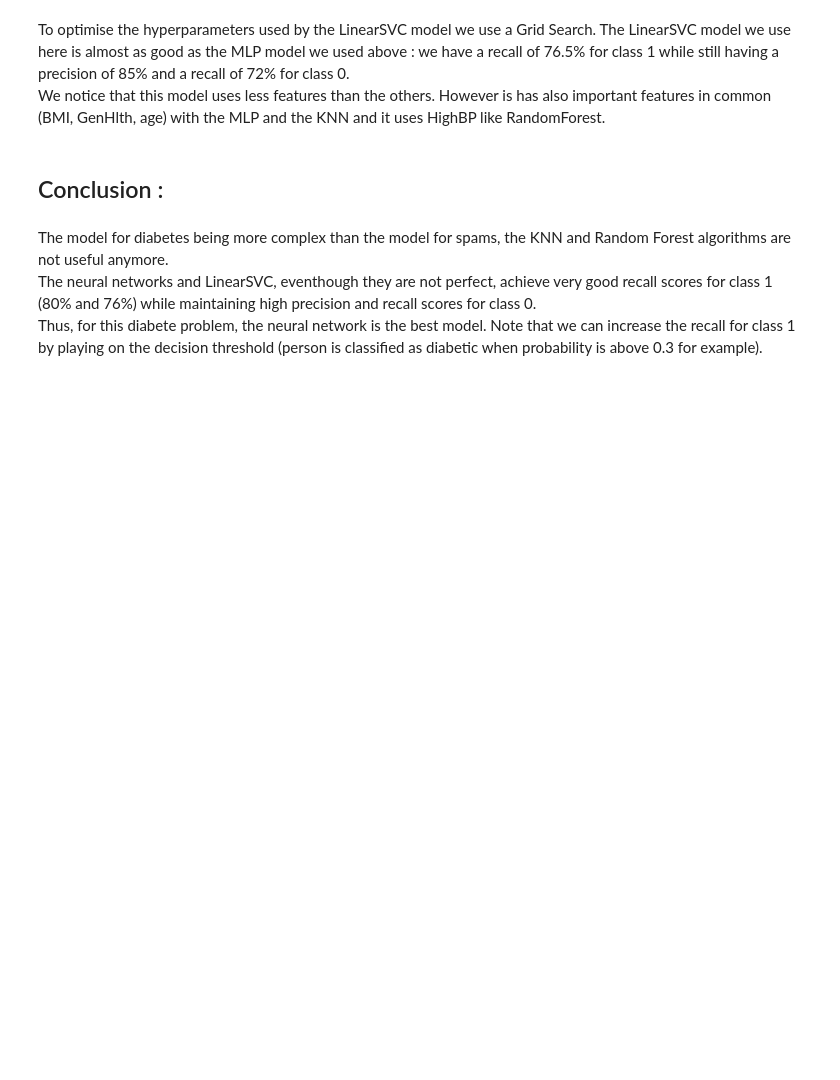
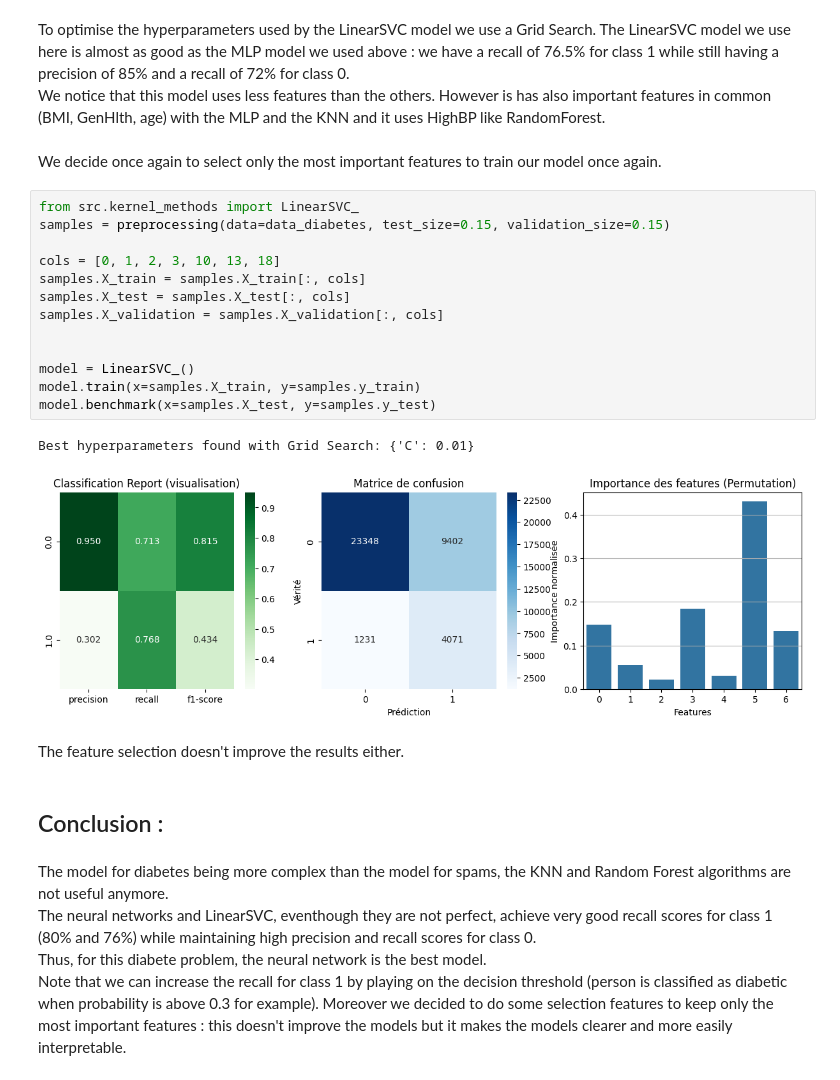
Before and after one commit to RemiBBX/ml-diabetes-spam-prediction, a Jupyter notebook: Diabetes_Visualisation_ML.ipynb, the cells around one changed output. Drawn from its saved outputs; the diff is of its cells as text; blank space fills up the shorter version.

```diff
--- a/Diabetes_Visualisation_ML.ipynb
+++ b/Diabetes_Visualisation_ML.ipynb
@@ -192,9 +267,31 @@ model.benchmark(x=samples.X_test, y=samples.y_test)
 To optimise the hyperparameters used by the LinearSVC model we use a Grid Search.
 The LinearSVC model we use here is almost as good as the MLP model we used above : we have a recall of 76.5% for class 1 while still having a precision of 85% and a recall of 72% for class 0.
 We notice that this model uses less features than the others. However is has also important features in common (BMI, GenHlth, age) with the MLP and the KNN and it uses HighBP like RandomForest.
+# %% [markdown]
+We decide once again to select only the most important features to train our model once again.
+# %%
+from src.kernel_methods import LinearSVC_
+samples = preprocessing(data=data_diabetes, test_size=0.15, validation_size=0.15)
+
+cols = [0, 1, 2, 3, 10, 13, 18]
+samples.X_train = samples.X_train[:, cols]
+samples.X_test = samples.X_test[:, cols]
+samples.X_validation = samples.X_validation[:, cols]
+
+
+model = LinearSVC_()
+model.train(x=samples.X_train, y=samples.y_train)
+model.benchmark(x=samples.X_test, y=samples.y_test)
+# %% [output]
+Best hyperparameters found with Grid Search: {'C': 0.01}
+[figure, added]
+# %% [markdown]
+The feature selection doesn't improve the results either.
 # %% [markdown]
 ## Conclusion :
 # %% [markdown]
 The model for diabetes being more complex than the model for spams, the KNN and Random Forest algorithms are not useful anymore.
 The neural networks and LinearSVC, eventhough they are not perfect, achieve very good recall scores for class 1 (80% and 76%) while maintaining high precision and recall scores for class 0.
-Thus, for this diabete problem, the neural network is the best model. Note that we can increase the recall for class 1 by playing on the decision threshold (person is classified as diabetic when probability is above 0.3 for example).
+Thus, for this diabete problem, the neural network is the best model.
+Note that we can increase the recall for class 1 by playing on the decision threshold (person is classified as diabetic when probability is above 0.3 for example).
+Moreover we decided to do some selection features to keep only the most important features : this doesn't improve the models but it makes the models clearer and more easily interpretable.
```
Also changed, not shown: parts of 13 cells of this notebook.
